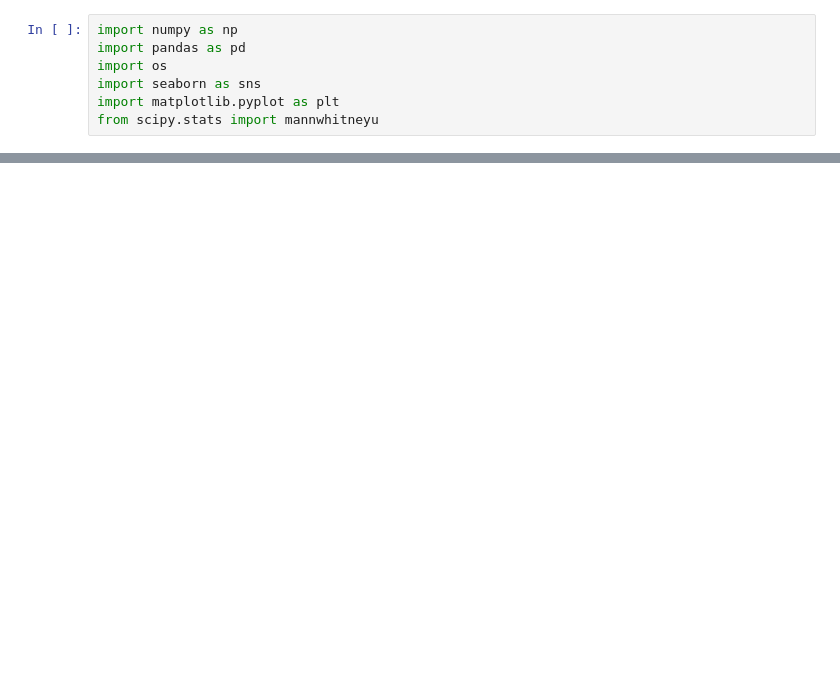
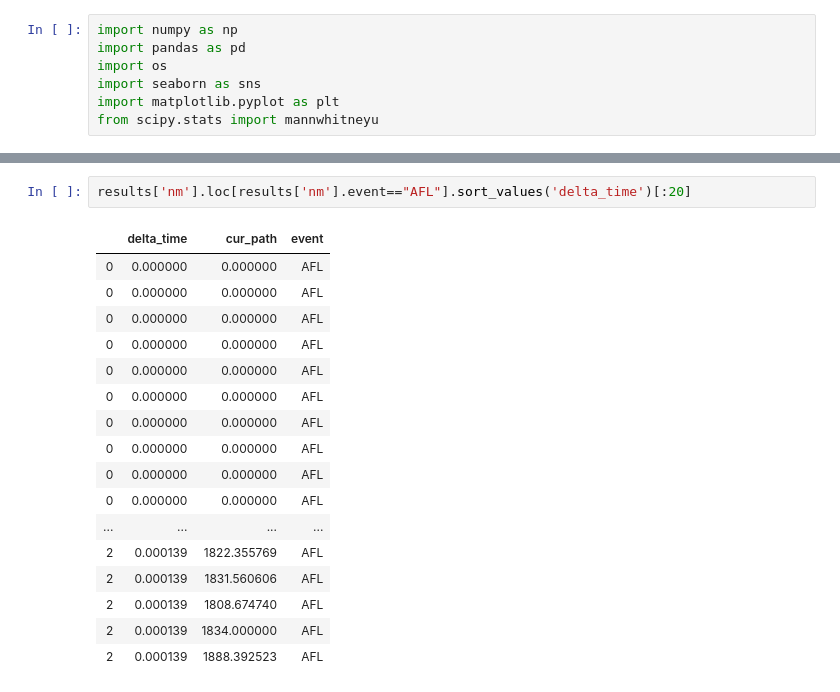
Before and after one commit to ackdav/CuriousAFL, a Jupyter notebook: Notebooks/Evaluation_RawCoverage.ipynb, the cells around one changed output, grey strips where cells are left out. Drawn from its saved outputs; the diff is of its cells as text; blank space fills up the shorter version.

```diff
--- a/Notebooks/Evaluation_RawCoverage.ipynb
+++ b/Notebooks/Evaluation_RawCoverage.ipynb
@@ -137,3 +180,23 @@ Curious file not available: readelf trial: 2
+# %%
+results['nm'].loc[results['nm'].event=="AFL"].sort_values('delta_time')[:20]
+# %% [output]
+|  | delta_time | cur_path | event |
+| 0 | 0.000000 | 0.000000 | AFL |
+| 0 | 0.000000 | 0.000000 | AFL |
+| 0 | 0.000000 | 0.000000 | AFL |
+| 0 | 0.000000 | 0.000000 | AFL |
+| 0 | 0.000000 | 0.000000 | AFL |
+| 0 | 0.000000 | 0.000000 | AFL |
+| 0 | 0.000000 | 0.000000 | AFL |
+| 0 | 0.000000 | 0.000000 | AFL |
+| 0 | 0.000000 | 0.000000 | AFL |
+| 0 | 0.000000 | 0.000000 | AFL |
+| ... | ... | ... | ... |
+| 2 | 0.000139 | 1822.355769 | AFL |
+| 2 | 0.000139 | 1831.560606 | AFL |
+| 2 | 0.000139 | 1808.674740 | AFL |
+| 2 | 0.000139 | 1834.000000 | AFL |
+| 2 | 0.000139 | 1888.392523 | AFL |
 # %%
 if empty_seed:
     seed='empty_seed'
```
Also changed, not shown: parts of 10 cells of this notebook, 2 other files.
